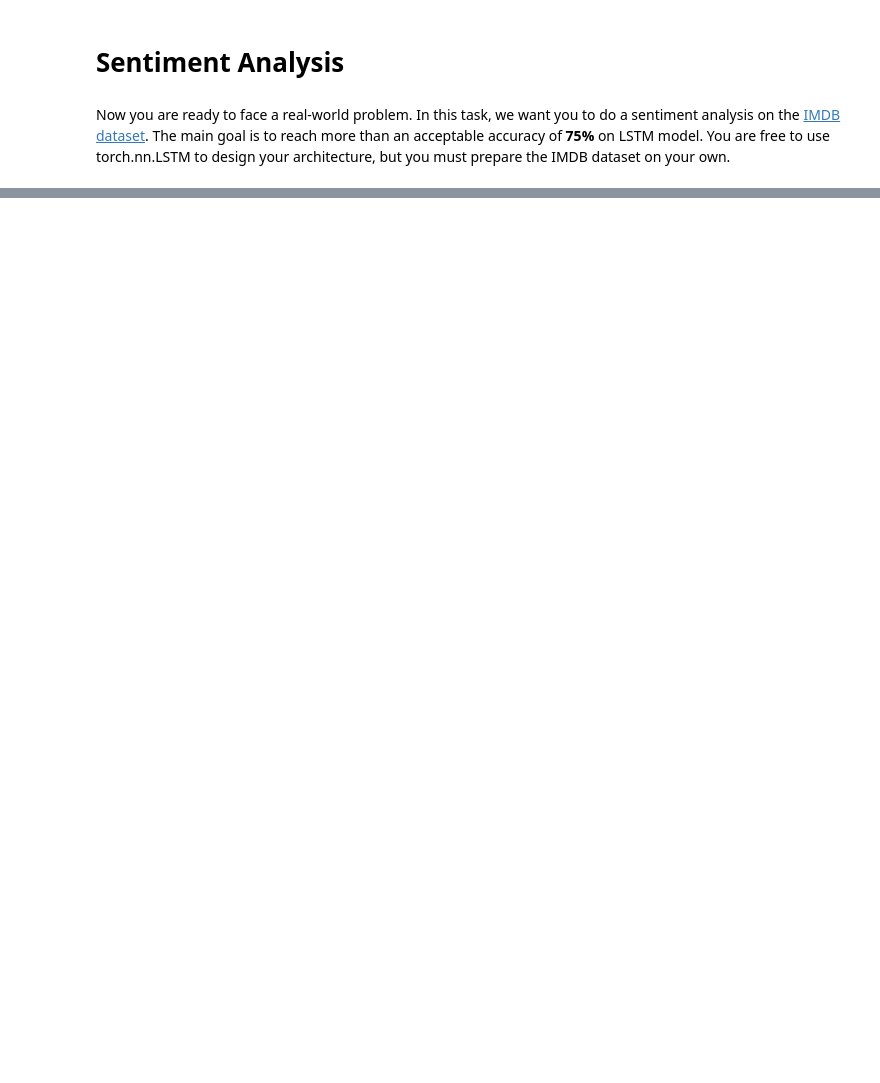
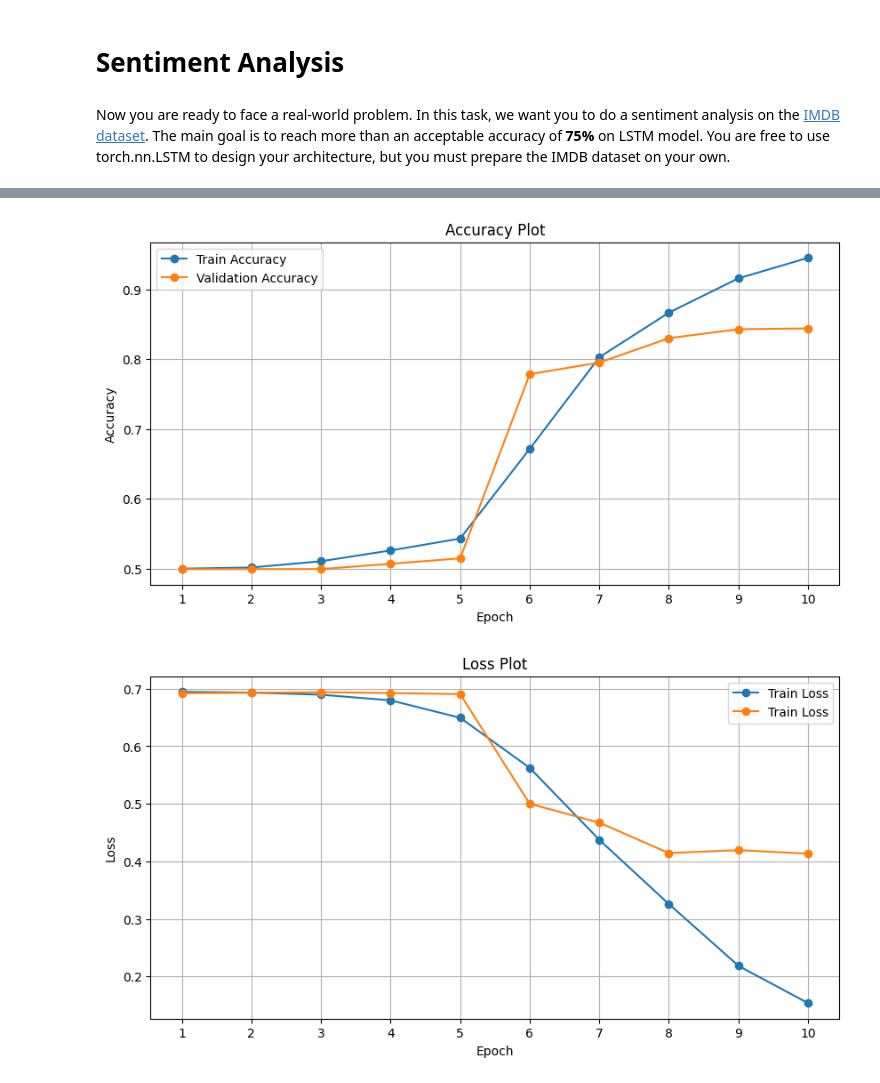
Before and after one commit to sehbeygi79/RNN-LSTM-Sentiment-Analysis, a Jupyter notebook: RNN.ipynb, the cells around one changed output, grey strips where cells are left out. Cells and saved outputs as stored; diff of their text form; code cells hidden in the pictures; blank space fills up the shorter version.

```diff
--- a/RNN.ipynb
+++ b/RNN.ipynb
@@ -522,0 +673,18 @@ Now you are ready to face a real-world problem. In this task, we want you to do
+# %%
+num_epochs = 10
+batch_size = 256
+lr = 1e-3
+
+vocab_size = len(idx_to_token)
+embedding_size = 256
+hidden_size = 512
+n_layers = 2
+# %%
+train_dataset = TensorDataset(torch.from_numpy(X_train), torch.from_numpy(y_train))
+train_loader = DataLoader(train_dataset, batch_size=batch_size, shuffle=True)
+
+val_dataset = TensorDataset(torch.from_numpy(X_val), torch.from_numpy(y_val))
+val_loader = DataLoader(val_dataset, batch_size=batch_size)
+
+test_dataset = TensorDataset(torch.from_numpy(X_test), torch.from_numpy(y_test))
+test_loader = DataLoader(test_dataset, batch_size=batch_size)
@@ -522,0 +961,42 @@ Now you are ready to face a real-world problem. In this task, we want you to do
+# %%
+plt.figure(figsize=(10, 5))
+plt.plot(
+    range(1, num_epochs + 1),
+    train_results["train acc"],
+    label="Train Accuracy",
+    marker="o",
+)
+plt.plot(
+    range(1, num_epochs + 1),
+    train_results["val acc"],
+    label="Validation Accuracy",
+    marker="o",
+)
+plt.title("Accuracy Plot")
+plt.xlabel("Epoch")
+plt.ylabel("Accuracy")
+plt.xticks(range(1, num_epochs + 1))
+plt.legend()
+plt.grid(True)
+plt.show()
+
+plt.figure(figsize=(10, 5))
+plt.plot(
+    range(1, num_epochs + 1),
+    train_results["train loss"],
+    label="Train Loss",
+    marker="o",
+)
+plt.plot(
+    range(1, num_epochs + 1), train_results["val loss"], label="Train Loss", marker="o"
+)
+plt.title("Loss Plot")
+plt.xlabel("Epoch")
+plt.ylabel("Loss")
+plt.xticks(range(1, num_epochs + 1))
+plt.legend()
+plt.grid(True)
+plt.show()
+# %% [output]
+[figure, added]
+[figure, added]
```
Also changed, not shown: parts of 23 cells of this notebook, 1 other file.
